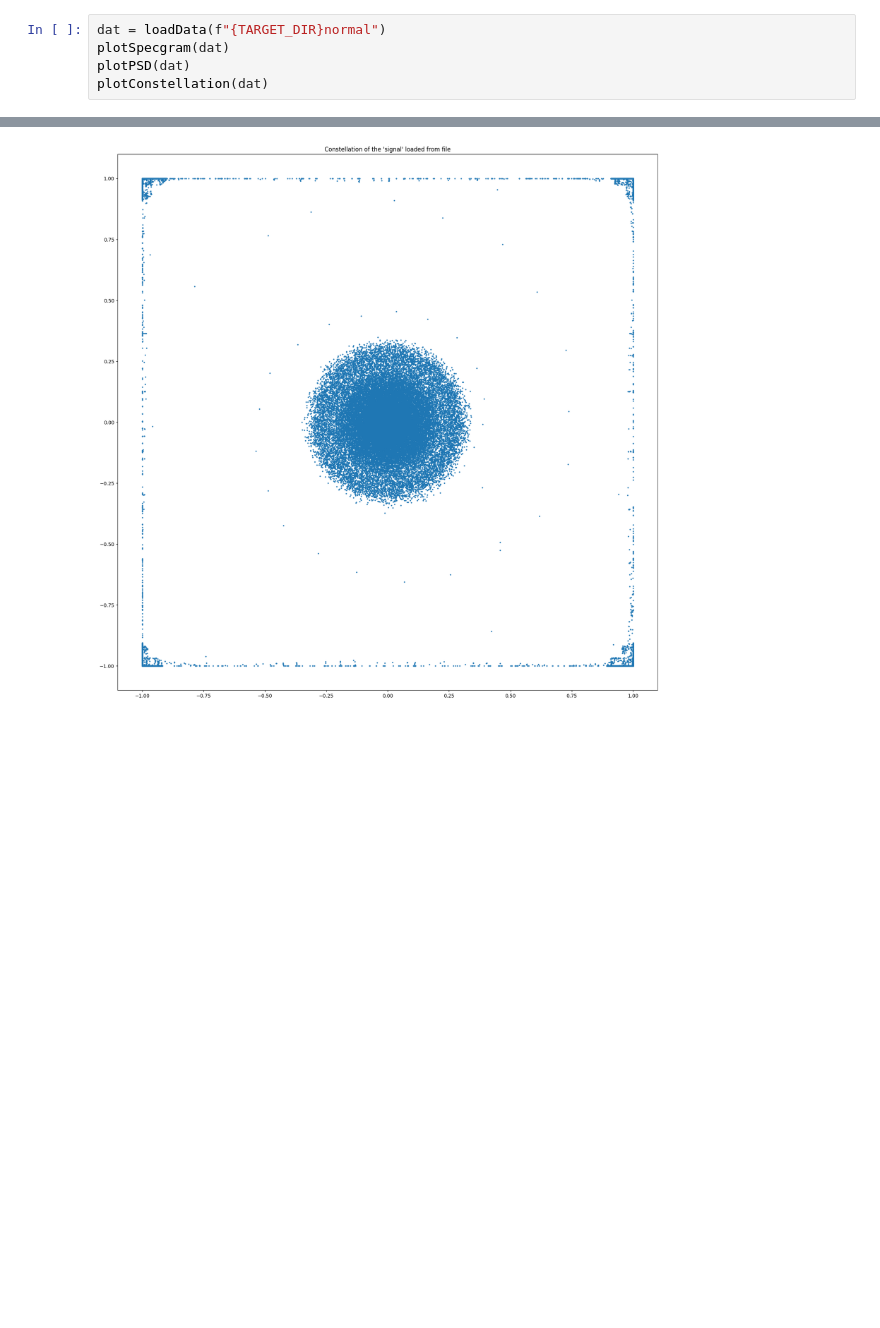
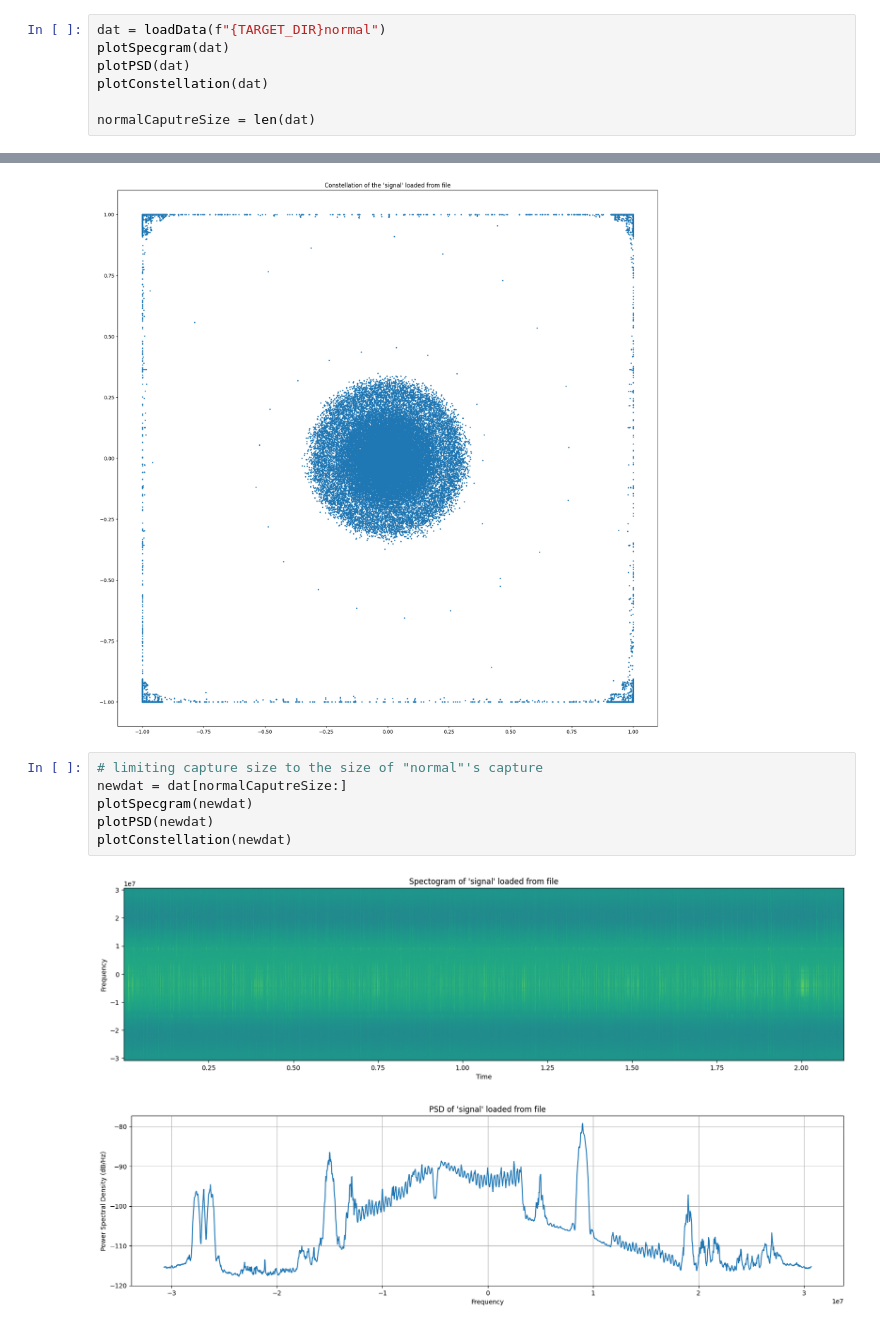
Before and after one commit to thetaspirit/sdr-capture-analysis, a Jupyter notebook: Capture Analysis.ipynb, the cells around one changed output, grey strips where cells are left out. Saved outputs shown, nothing was run; the diff lists cells and outputs as text; blank space fills up the shorter version.

Commit message:
truncated "nothing" capture data to match
length of "normal" capture data

```diff
--- a/Capture Analysis.ipynb
+++ b/Capture Analysis.ipynb
@@ -47,6 +47,8 @@ dat = loadData(f"{TARGET_DIR}normal")
 plotSpecgram(dat)
 plotPSD(dat)
 plotConstellation(dat)
+
+normalCaputreSize = len(dat)
 # %% [output]
 [figure]
 [figure]
@@ -62,3 +64,12 @@ plotConstellation(dat)
 [figure]
 [figure]
 [figure]
+# %%
+# limiting capture size to the size of "normal"'s capture
+newdat = dat[normalCaputreSize:]
+plotSpecgram(newdat)
+plotPSD(newdat)
+plotConstellation(newdat)
+# %% [output]
+[figure, added]
+[figure, added]
```
Also changed, not shown: parts of 3 cells of this notebook.
